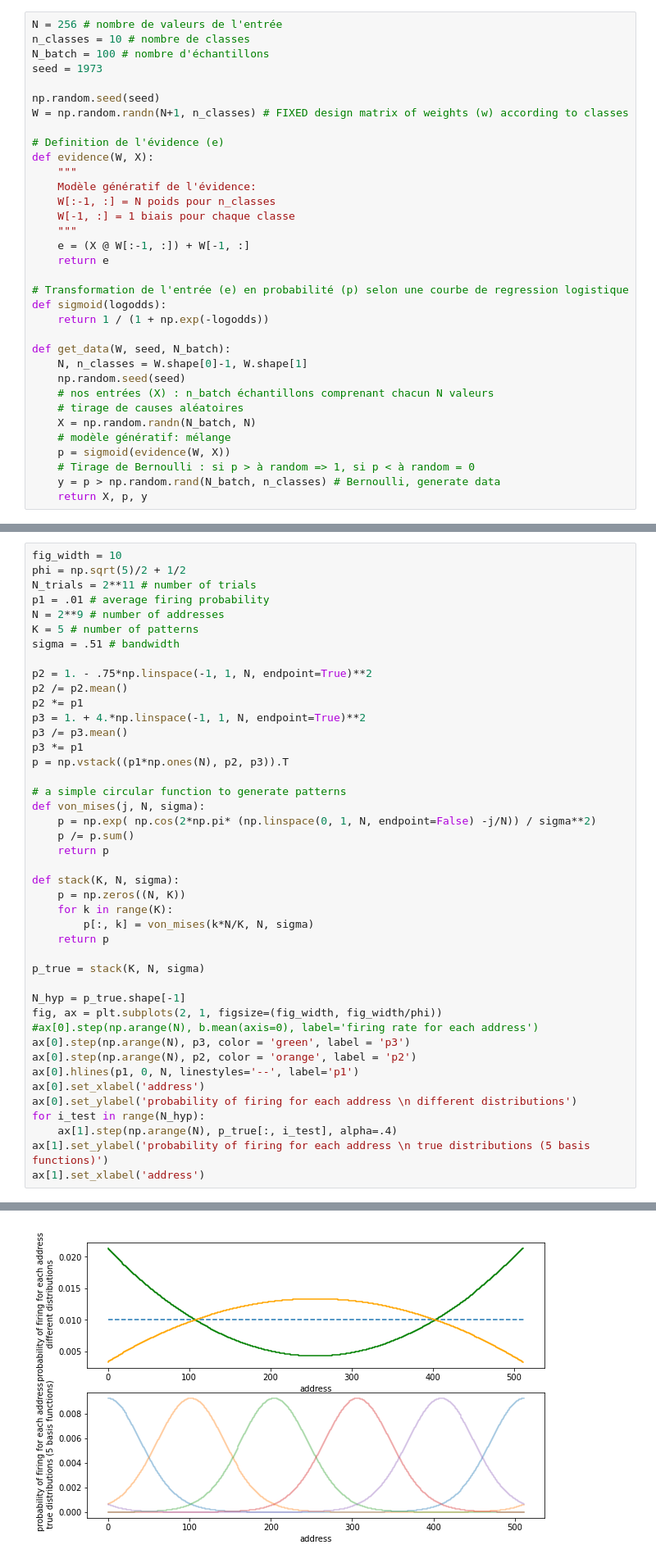
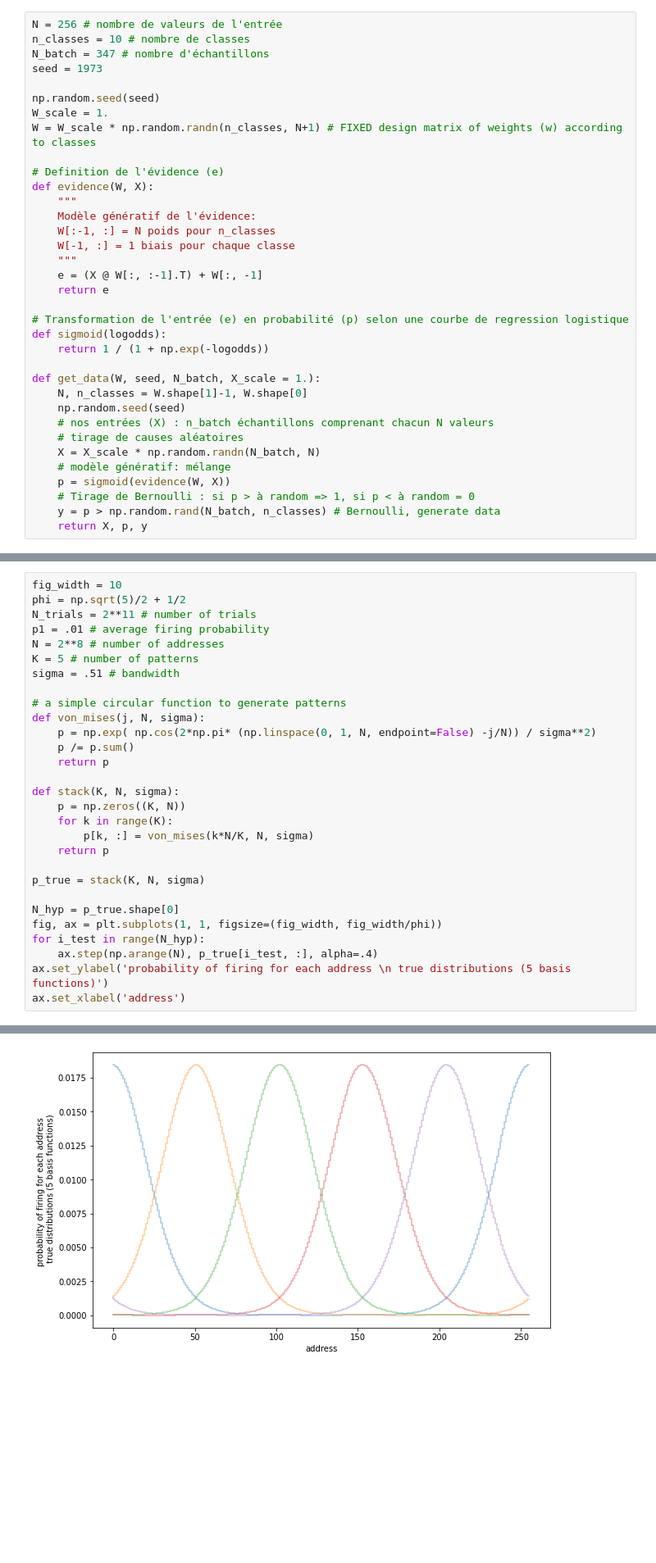
Before and after one commit to camillebesnainou/2022-01-10-polychrony, a Jupyter notebook: 2022-01-25-logistic-regression.ipynb, the cells around one changed output, grey strips where cells are left out. Shown at 82% size. Drawn from its saved outputs; the diff is of its cells as text; blank space fills up the shorter version.

```diff
--- a/2022-01-25-logistic-regression.ipynb
+++ b/2022-01-25-logistic-regression.ipynb
@@ -23,11 +23,12 @@ import matplotlib.pyplot as plt
 # %%
 N = 256 # nombre de valeurs de l'entrée
 n_classes = 10 # nombre de classes
-N_batch = 100 # nombre d'échantillons
+N_batch = 347 # nombre d'échantillons
 seed = 1973
 
 np.random.seed(seed)
-W = np.random.randn(N+1, n_classes) # FIXED design matrix of weights (w) according to classes
+W_scale = 1.
+W = W_scale * np.random.randn(n_classes, N+1) # FIXED design matrix of weights (w) according to classes
 
 # Definition de l'évidence (e)
 def evidence(W, X):
@@ -36,19 +37,19 @@ def evidence(W, X):
     W[:-1, :] = N poids pour n_classes
     W[-1, :] = 1 biais pour chaque classe
     """
-    e = (X @ W[:-1, :]) + W[-1, :]
+    e = (X @ W[:, :-1].T) + W[:, -1]
     return e
 
 # Transformation de l'entrée (e) en probabilité (p) selon une courbe de regression logistique
 def sigmoid(logodds):
     return 1 / (1 + np.exp(-logodds))
 
-def get_data(W, seed, N_batch):
-    N, n_classes = W.shape[0]-1, W.shape[1]
+def get_data(W, seed, N_batch, X_scale = 1.):
+    N, n_classes = W.shape[1]-1, W.shape[0]
     np.random.seed(seed)
     # nos entrées (X) : n_batch échantillons comprenant chacun N valeurs
     # tirage de causes aléatoires
-    X = np.random.randn(N_batch, N)
+    X = X_scale * np.random.randn(N_batch, N)
     # modèle génératif: mélange
     p = sigmoid(evidence(W, X))
     # Tirage de Bernoulli : si p > à random => 1, si p < à random = 0
@@ -322,49 +329,35 @@ On voit que les biais et les poids ont changé après l'apprentissage pour se ra
 # %%
 fig_width = 10
 phi = np.sqrt(5)/2 + 1/2
 N_trials = 2**11 # number of trials
 p1 = .01 # average firing probability
-N = 2**9 # number of addresses
+N = 2**8 # number of addresses
 K = 5 # number of patterns
 sigma = .51 # bandwidth
-
-p2 = 1. - .75*np.linspace(-1, 1, N, endpoint=True)**2
-p2 /= p2.mean()
-p2 *= p1
-p3 = 1. + 4.*np.linspace(-1, 1, N, endpoint=True)**2
-p3 /= p3.mean()
-p3 *= p1
-p = np.vstack((p1*np.ones(N), p2, p3)).T
 
 # a simple circular function to generate patterns
 def von_mises(j, N, sigma):
     p = np.exp( np.cos(2*np.pi* (np.linspace(0, 1, N, endpoint=False) -j/N)) / sigma**2)
     p /= p.sum()
     return p
 
 def stack(K, N, sigma):
-    p = np.zeros((N, K))
+    p = np.zeros((K, N))
     for k in range(K):
-        p[:, k] = von_mises(k*N/K, N, sigma)
+        p[k, :] = von_mises(k*N/K, N, sigma)
     return p
 
 p_true = stack(K, N, sigma)
 
-N_hyp = p_true.shape[-1]
-fig, ax = plt.subplots(2, 1, figsize=(fig_width, fig_width/phi))
-#ax[0].step(np.arange(N), b.mean(axis=0), label='firing rate for each address')
-ax[0].step(np.arange(N), p3, color = 'green', label = 'p3')
-ax[0].step(np.arange(N), p2, color = 'orange', label = 'p2')
-ax[0].hlines(p1, 0, N, linestyles='--', label='p1')
-ax[0].set_xlabel('address')
-ax[0].set_ylabel('probability of firing for each address \n different distributions')
+N_hyp = p_true.shape[0]
+fig, ax = plt.subplots(1, 1, figsize=(fig_width, fig_width/phi))
 for i_test in range(N_hyp):
-    ax[1].step(np.arange(N), p_true[:, i_test], alpha=.4)
-ax[1].set_ylabel('probability of firing for each address \n true distributions (5 basis functions)')
-ax[1].set_xlabel('address')
+    ax.step(np.arange(N), p_true[i_test, :], alpha=.4)
+ax.set_ylabel('probability of firing for each address \n true distributions (5 basis functions)')
+ax.set_xlabel('address')
 # %% [output]
 Text(0.5, 0, 'address')
-[figure, old version]
+[figure, new version]
 # %%
 W.shape, W.min(), W.max(), p_true.shape
 # %% [output]
```
Also changed, not shown: parts of 24 cells of this notebook.
